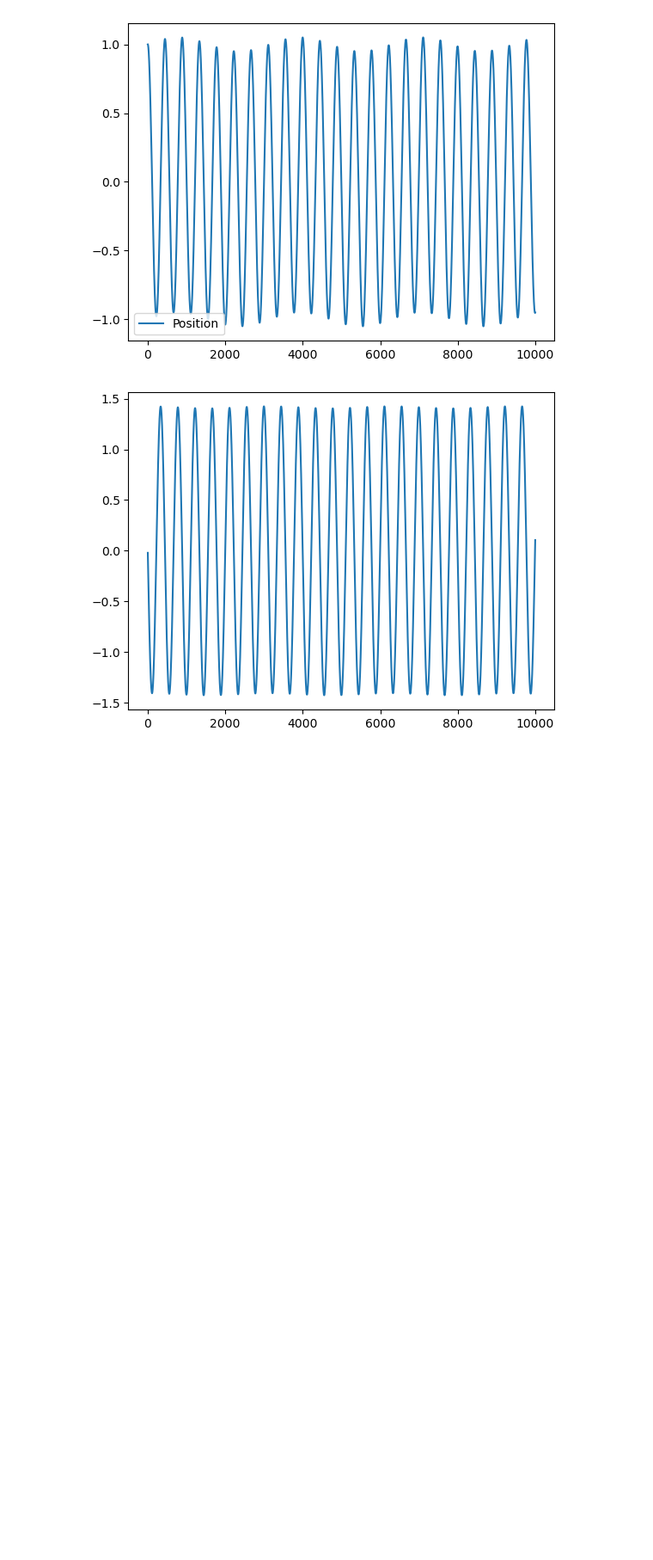
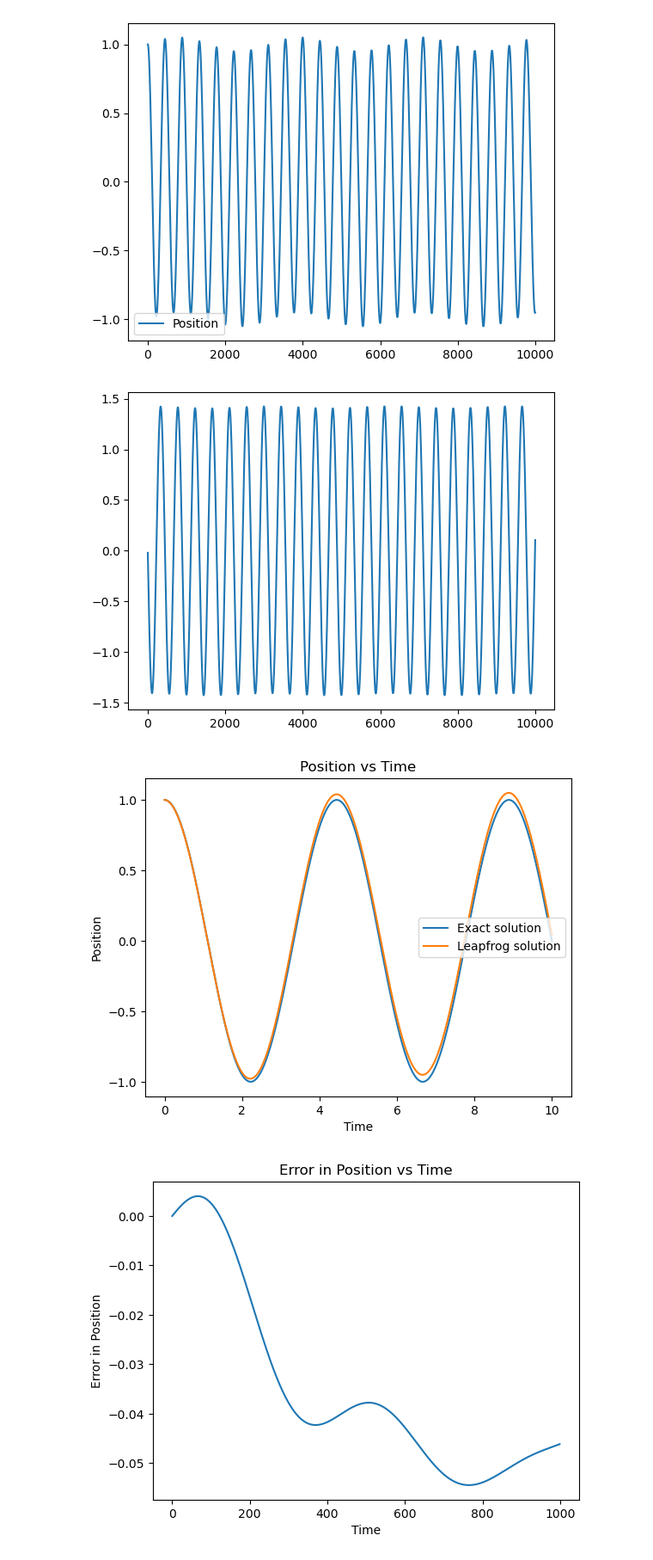
Before and after one commit to kingilsildor/CLS-Scientific_Computing-Assignment3, a Jupyter notebook: interface.ipynb, the cells around one changed output. Shown at 86% size. Saved outputs shown, nothing was run; the diff lists cells and outputs as text; code cells hidden in the pictures; blank space fills up the shorter version.

```diff
--- a/interface.ipynb
+++ b/interface.ipynb
@@ -282,0 +286,15 @@ plt.show()
+# %%
+T = 10
+k = 2
+
+def F_x(x, k):
+    return -k * x
+
+def F_t(t, F_0, omega_drive):
+    return F_0 * np.sin(omega_drive * t)
+
+x_list, v_list = leapfrog(T, F_x, k, delta_t=0.01, F_t=F_t, m=1)
+plot_leapfrog(x_list, v_list, T, k, m=1)
+# %% [output]
+[figure, added]
+[figure, added]
```
Also changed, not shown: parts of 8 cells of this notebook, 3 other files.
